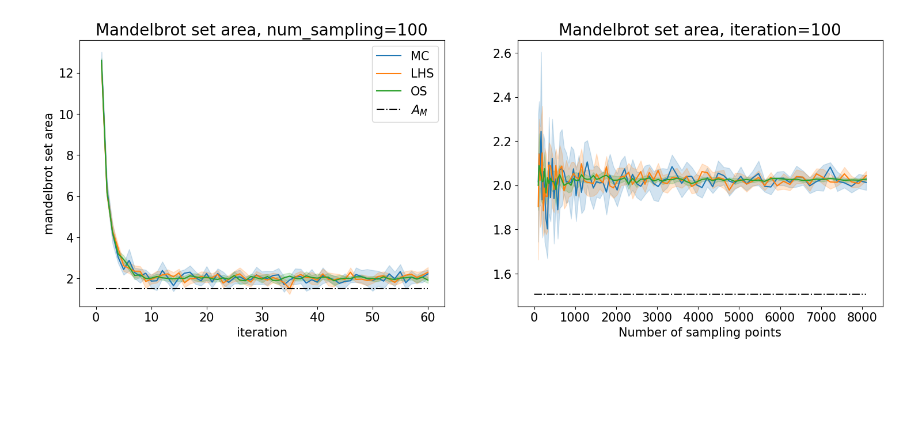
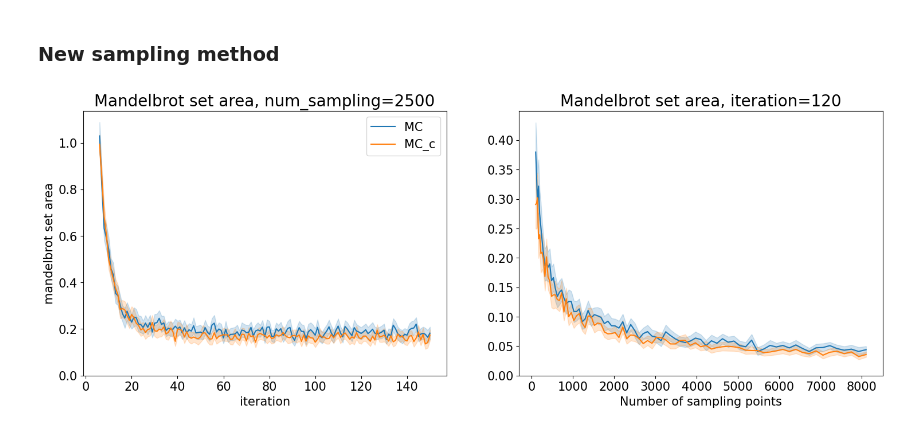
Before and after one commit to Alex-notmyname/Stochastic_simulation, a Jupyter notebook: Assignment_1/Plots.ipynb, the cells around one changed output. Drawn from its saved outputs; the diff is of its cells as text; code cells hidden in the pictures; blank space fills up the shorter version.

```diff
--- a/Assignment_1/Plots.ipynb
+++ b/Assignment_1/Plots.ipynb
@@ -25,4 +35,3 @@ print(df_s.head())
 # %%
-df_i_mc = df_i[df_i.s_method == 'MC']
-df_i_lhs = df_i[df_i.s_method == 'LHS']
-df_i_os = df_i[df_i.s_method == 'OS']
+df_i_MC = df_i[(df_i.s_method == 'MC') | (df_i.s_method == 'MC_c')]
+df_s_MC = df_s[(df_s.s_method == 'MC') | (df_s.s_method == 'MC_c')]
@@ -61,33 +100,34 @@ plt.show()
-# %%
-'''
-Note the figure in this block is generated with RuntimeWarning handling,
-compared to the figure above, the average area is much larger.
-'''
-
-plt.rcParams['figure.figsize'] = (18, 6)
-fig1, ax1 = plt.subplots(1, 2)
-
-sns.lineplot(data=df_i, x='iteration', y='area', hue='s_method', errorbar='ci', ax=ax1[0])
-sns.lineplot(data=df_s, x='num_s', y='area', hue='s_method', errorbar='ci', ax=ax1[1])
-
-ax1[0].plot(np.arange(0, 61), np.repeat([1.506484], 61), 'k-.', label=r'$A_M$', zorder=6)
-ax1[1].plot(np.arange(0, 90**2), np.repeat([1.506484], 90**2), 'k-.', label=r'$A_M$', zorder=4)
-
-
-ax1[0].set_title('Mandelbrot set area, num_sampling=100', fontsize=20)
-ax1[0].set_xlabel('iteration', fontsize=15)
-ax1[0].set_ylabel('mandelbrot set area', fontsize=15)
-ax1[0].tick_params(axis='both', which='major', labelsize=15)
-ax1[0].legend(fontsize=15)
-
-ax1[1].set_title('Mandelbrot set area, iteration=100', fontsize=20)
-ax1[1].set_xlabel('Number of sampling points', fontsize=15)
-ax1[1].set_ylabel('')
-ax1[1].tick_params(axis='both', which='major', labelsize=15)
-ax1[1].get_legend().remove()
-
-plt.show()
-# %% [output]
-[figure, removed]
 # %%
 fig1.savefig('i-s experiments.pdf', bbox_inches='tight')
+# %% [markdown]
+### New sampling method
+# %%
+'''Without RuntimeWarning handling'''
+
+plt.rcParams['figure.figsize'] = (18, 6)
+fig2, ax2 = plt.subplots(1, 2)
+
+sns.lineplot(data=df_i_MC, x='iteration', y='abs_diff', hue='s_method', errorbar='ci', ax=ax2[0])
+sns.lineplot(data=df_s_MC, x='num_s', y='abs_diff', hue='s_method', errorbar='ci', ax=ax2[1])
+
+# ax2[0].plot(np.arange(6, 121), np.repeat([1.506484], 115), 'k-.', label=r'$A_M$', zorder=6)
+# ax2[1].plot(np.arange(0, 90**2), np.repeat([1.506484], 90**2), 'k-.', label=r'$A_M$', zorder=4)
+
+
+ax2[0].set_title('Mandelbrot set area, num_sampling=2500', fontsize=20)
+ax2[0].set_ylim(bottom=0)
+ax2[0].set_xlabel('iteration', fontsize=15)
+ax2[0].set_ylabel('mandelbrot set area', fontsize=15)
+ax2[0].tick_params(axis='both', which='major', labelsize=15)
+ax2[0].legend(fontsize=15)
+
+ax2[1].set_title('Mandelbrot set area, iteration=120', fontsize=20)
+ax2[1].set_ylim(bottom=0)
+ax2[1].set_xlabel('Number of sampling points', fontsize=15)
+ax2[1].set_ylabel('')
+ax2[1].tick_params(axis='both', which='major', labelsize=15)
+ax2[1].get_legend().remove()
+
+plt.show()
+# %% [output]
+[figure, added]
```
Also changed, not shown: parts of 6 cells of this notebook, 3 other files.
